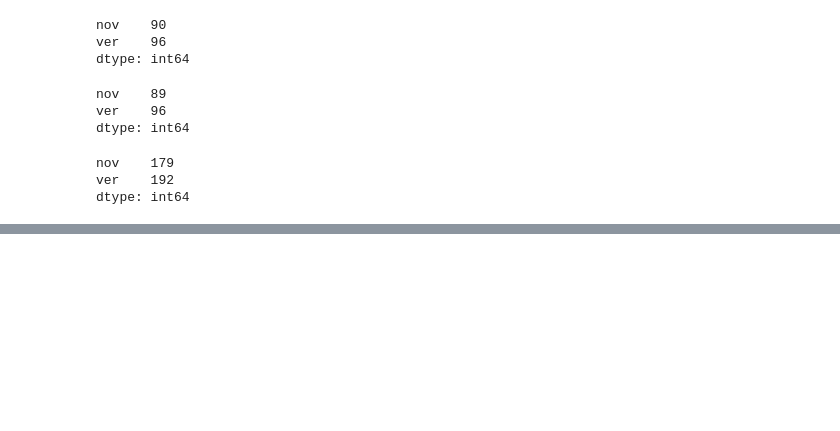
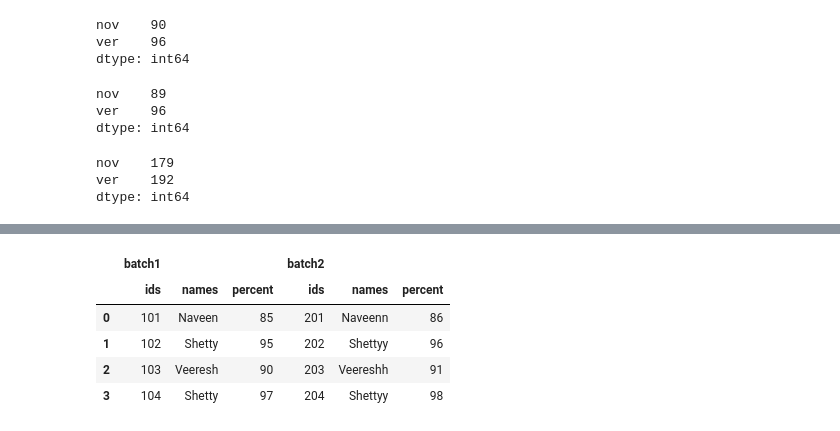
Before and after one commit to NaveenShetter1/Machine-Leaning-Notebooks, a Jupyter notebook: pandasusingpython.ipynb, the cells around one changed output, grey strips where cells are left out. Cells and saved outputs as stored; diff of their text form; code cells hidden in the pictures; blank space fills up the shorter version.

```diff
--- a/pandasusingpython.ipynb
+++ b/pandasusingpython.ipynb
@@ -654,0 +777,9 @@ df1
+# %%
+pd.concat([df1_1,df2_2],keys=['batch1','batch2'],axis=1)
+# %% [output]
+|  | batch1 |  |  | batch2 |  |  |
+|  | ids | names | percent | ids | names | percent |
+| 0 | 101 | Naveen | 85 | 201 | Naveenn | 86 |
+| 1 | 102 | Shetty | 95 | 202 | Shettyy | 96 |
+| 2 | 103 | Veeresh | 90 | 203 | Veereshh | 91 |
+| 3 | 104 | Shetty | 97 | 204 | Shettyy | 98 |
```
Also changed, not shown: parts of 67 cells of this notebook.
